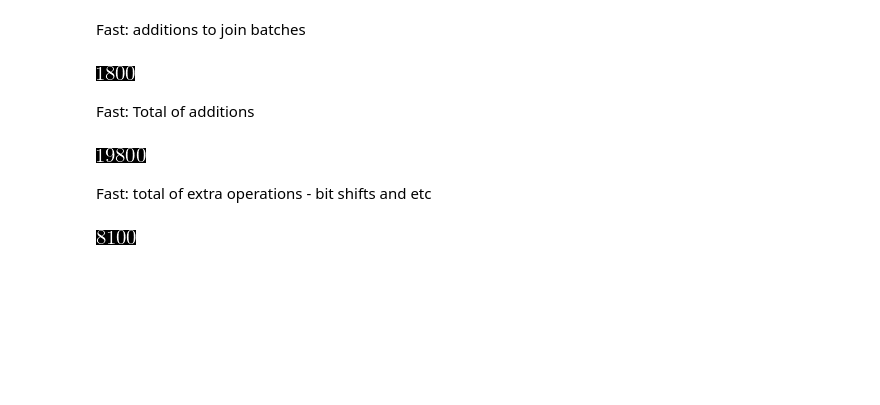
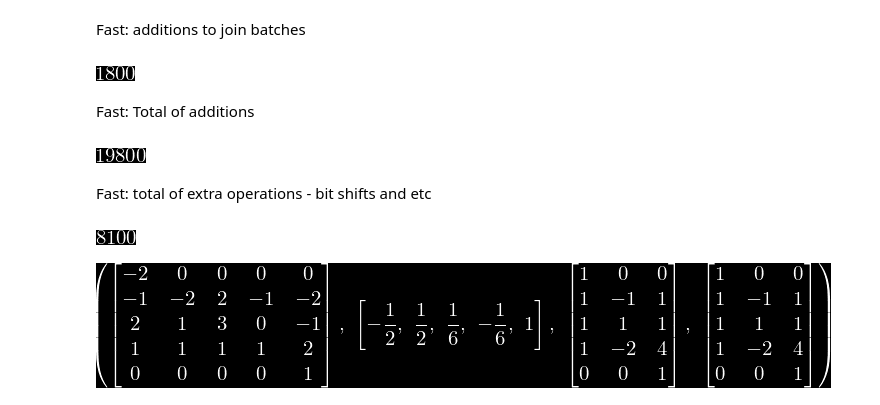
Before and after one commit to tarsioonofrio/fast-convolution-rtl, a Jupyter notebook: notebooks/convolve_comparsion.ipynb, the cells around one changed output. Cells and saved outputs as stored; diff of their text form; code cells hidden in the pictures; blank space fills up the shorter version.

```diff
--- a/notebooks/convolve_comparsion.ipynb
+++ b/notebooks/convolve_comparsion.ipynb
@@ -201,3 +206,8 @@ Fast: total of extra operations - bit shifts and etc
 fast_op_count * 9 * len(fast_conv)
 # %% [output]
 [figure]
+# %%
+c1, cq1, b1, a1 = toom_cook(3, 3, points)
+c1, cq1, b1, a1
+# %% [output]
+[figure, added]
```
Also changed, not shown: parts of 38 cells of this notebook, 2 other files.
